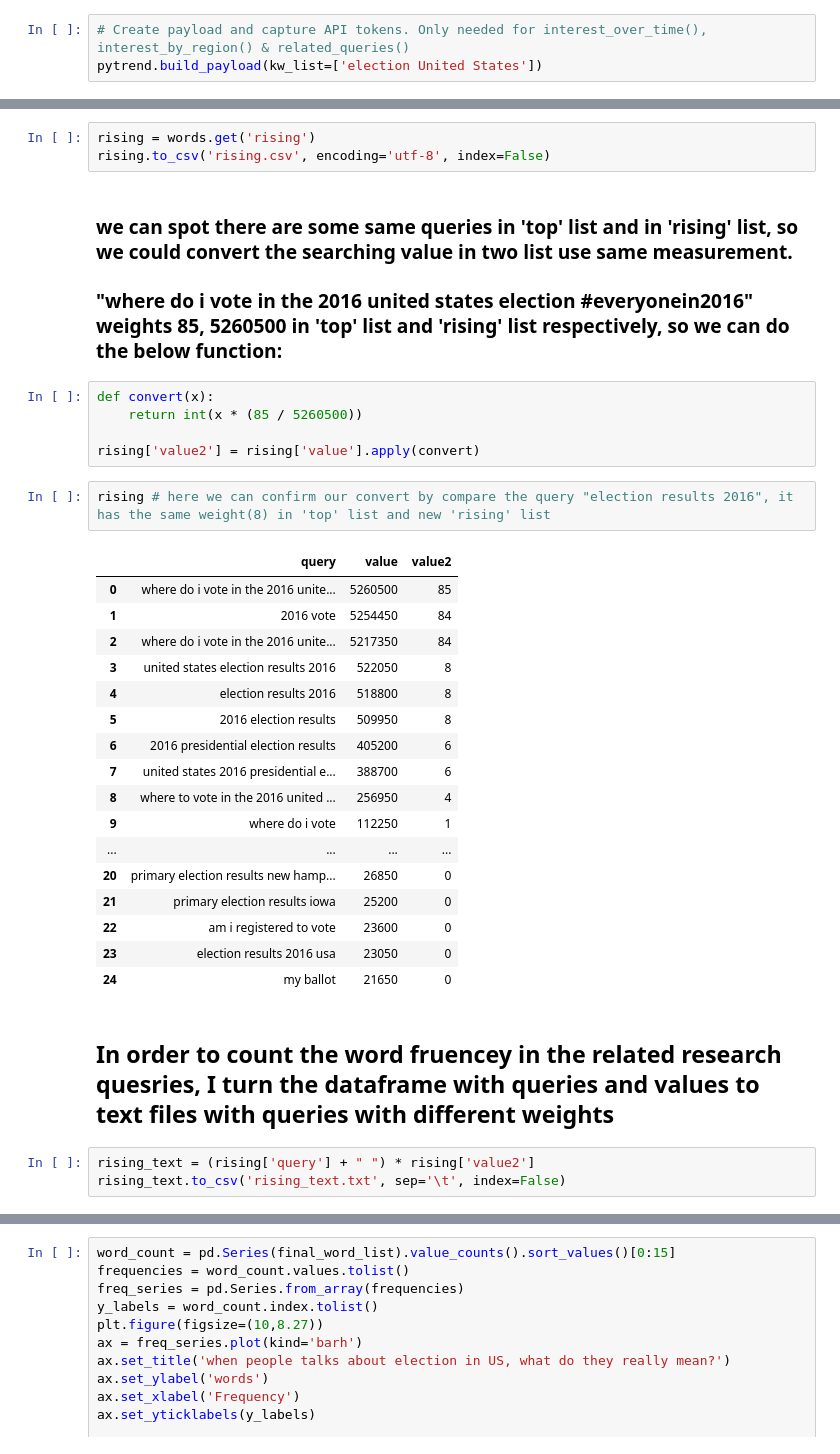
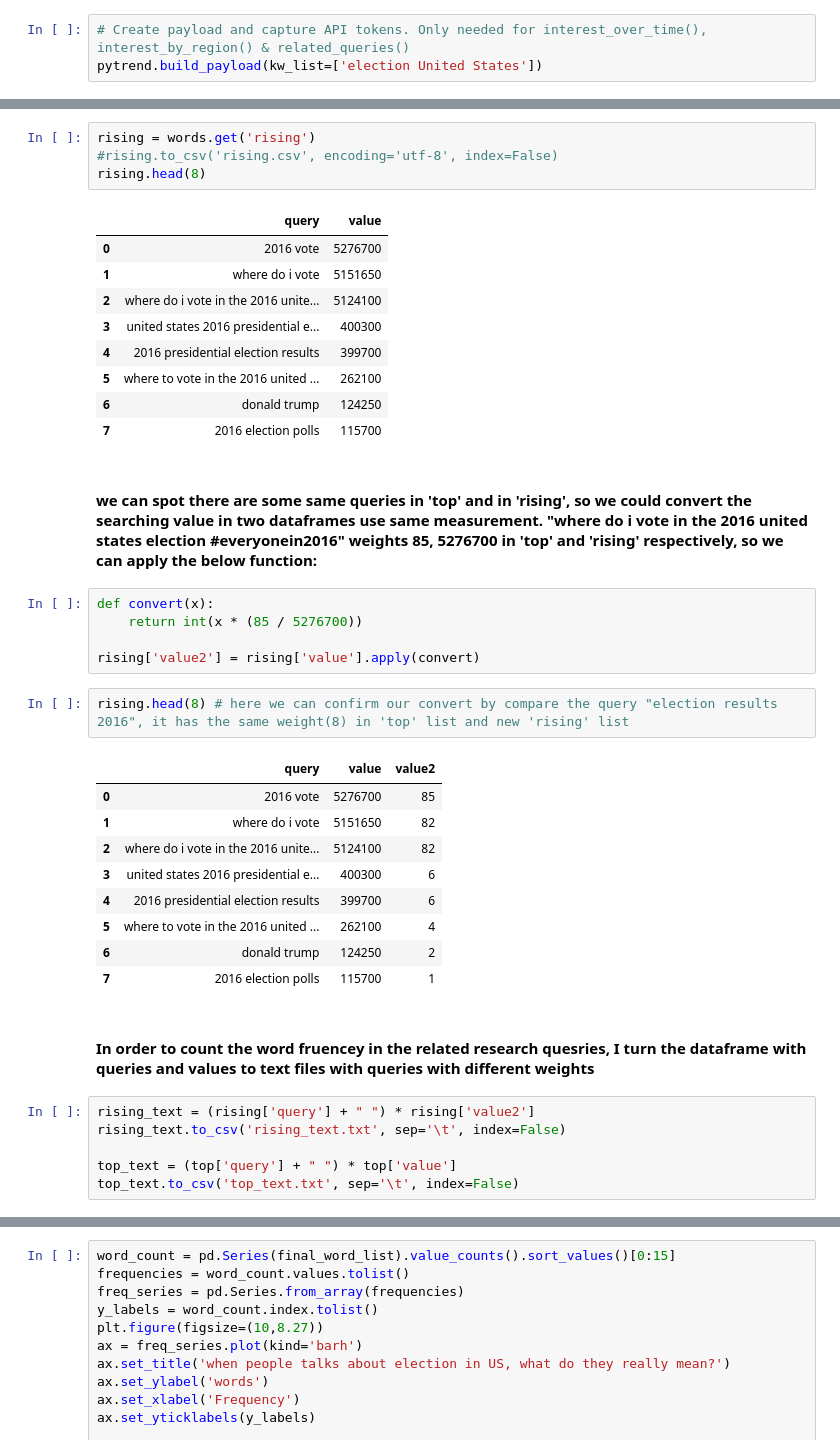
Before and after one commit to ivyWANG958/python-data-analysis, a Jupyter notebook: assign2/analysis.ipynb, the cells around one changed output, grey strips where cells are left out. Saved outputs shown, nothing was run; the diff lists cells and outputs as text.

```diff
--- a/assign2/analysis.ipynb
+++ b/assign2/analysis.ipynb
@@ -222,36 +149,41 @@ top.to_csv('top.csv', encoding='utf-8', index=False)
 # %%
 rising = words.get('rising')
-rising.to_csv('rising.csv', encoding='utf-8', index=False)
+#rising.to_csv('rising.csv', encoding='utf-8', index=False)
+rising.head(8)
+# %% [output]
+|  | query | value |
+| 0 | 2016 vote | 5276700 |
+| 1 | where do i vote | 5151650 |
+| 2 | where do i vote in the 2016 unite... | 5124100 |
+| 3 | united states 2016 presidential e... | 400300 |
+| 4 | 2016 presidential election results | 399700 |
+| 5 | where to vote in the 2016 united ... | 262100 |
+| 6 | donald trump | 124250 |
+| 7 | 2016 election polls | 115700 |
 # %% [markdown]
-### we can spot there are some same queries in 'top' list and in 'rising' list, so we could convert the searching value in two list use same measurement.
-### "where do i vote in the 2016 united states election #everyonein2016" weights 85, 5260500 in 'top' list and 'rising' list respectively, so we can do the below function:
+#### we can spot there are some same queries in 'top' and in 'rising', so we could convert the searching value in two dataframes use same measurement. "where do i vote in the 2016 united states election #everyonein2016" weights 85, 5276700 in 'top' and 'rising' respectively, so we can apply the below function:
 # %%
 def convert(x):
-    return int(x * (85 / 5260500))
+    return int(x * (85 / 5276700))
 
 rising['value2'] = rising['value'].apply(convert)
 # %%
-rising # here we can confirm our convert by compare the query "election results 2016", it has the same weight(8) in 'top' list and new 'rising' list
+rising.head(8) # here we can confirm our convert by compare the query "election results 2016", it has the same weight(8) in 'top' list and new 'rising' list
 # %% [output]
 |  | query | value | value2 |
-| 0 | where do i vote in the 2016 unite... | 5260500 | 85 |
-| 1 | 2016 vote | 5254450 | 84 |
-| 2 | where do i vote in the 2016 unite... | 5217350 | 84 |
-| 3 | united states election results 2016 | 522050 | 8 |
-| 4 | election results 2016 | 518800 | 8 |
-| 5 | 2016 election results | 509950 | 8 |
-| 6 | 2016 presidential election results | 405200 | 6 |
-| 7 | united states 2016 presidential e... | 388700 | 6 |
-| 8 | where to vote in the 2016 united ... | 256950 | 4 |
-| 9 | where do i vote | 112250 | 1 |
-| ... | ... | ... | ... |
-| 20 | primary election results new hamp... | 26850 | 0 |
-| 21 | primary election results iowa | 25200 | 0 |
-| 22 | am i registered to vote | 23600 | 0 |
-| 23 | election results 2016 usa | 23050 | 0 |
-| 24 | my ballot | 21650 | 0 |
+| 0 | 2016 vote | 5276700 | 85 |
+| 1 | where do i vote | 5151650 | 82 |
+| 2 | where do i vote in the 2016 unite... | 5124100 | 82 |
+| 3 | united states 2016 presidential e... | 400300 | 6 |
+| 4 | 2016 presidential election results | 399700 | 6 |
+| 5 | where to vote in the 2016 united ... | 262100 | 4 |
+| 6 | donald trump | 124250 | 2 |
+| 7 | 2016 election polls | 115700 | 1 |
 # %% [markdown]
-## In order to count the word fruencey in the related research quesries, I turn the dataframe with queries and values to text files with queries with different weights
+#### In order to count the word fruencey in the related research quesries, I turn the dataframe with queries and values to text files with queries with different weights
 # %%
 rising_text = (rising['query'] + " ") * rising['value2']
 rising_text.to_csv('rising_text.txt', sep='\t', index=False)
+
+top_text = (top['query'] + " ") * top['value']
+top_text.to_csv('top_text.txt', sep='\t', index=False)
```
Also changed, not shown: parts of 39 cells of this notebook, 7 other files.
